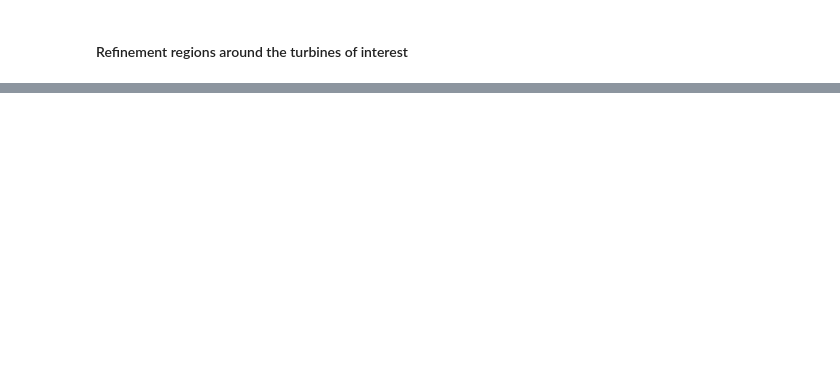
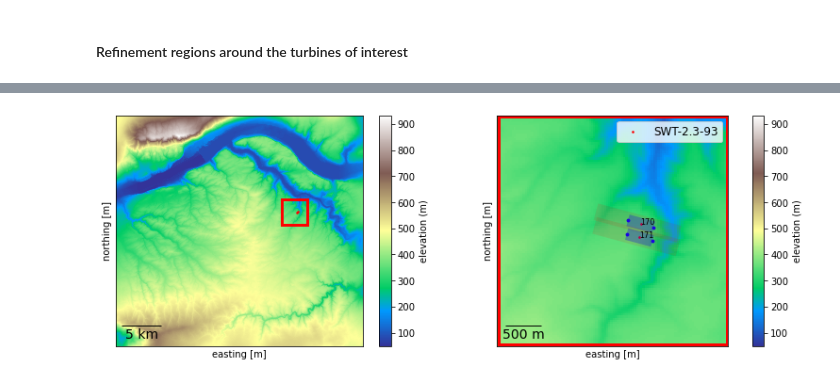
Before and after one commit to rthedin/utilities, a Jupyter notebook: uswtdb2samplingAndRefinementFiles.ipynb, the cells around one changed output, grey strips where cells are left out. Saved outputs shown, nothing was run; the diff lists cells and outputs as text; code cells hidden in the pictures; blank space fills up the shorter version.

```diff
--- a/uswtdb2samplingAndRefinementFiles.ipynb
+++ b/uswtdb2samplingAndRefinementFiles.ipynb
@@ -557 +669,77 @@ zoomTurbs = turbsOI.iloc[-4:-2].copy()
+# %%
+# figure for Matt for MMC report
+
+zoomTurbs = turbsOI.loc[(turbsOI['t']==170) | (turbsOI['t']==171)].copy()
+
+
+
+fig,axs = plt.subplots(ncols=2, figsize=(13,4.51))
+
+for ax in axs:
+    # Show terrain
+    cm = ax.pcolormesh(xxstl, yystl, zstl, shading='auto', cmap='terrain')#,vmin=vmin,vmax=vmax)
+    cb = fig.colorbar(cm,ax=ax, label='elevation (m)')
+
+    # Show all turbines of interest, separated by turbine model
+    for t_model in zoomTurbs['t_model'].unique():
+        marker = zoomTurbs.loc[zoomTurbs['t_model']==t_model].iloc[0]['plt_marker']
+        markercolor = zoomTurbs.loc[turbsOI['t_model']==t_model].iloc[0]['plt_markercolor']
+        xref = zoomTurbs.loc[zoomTurbs['t_model']==t_model]['xref']
+        yref = zoomTurbs.loc[zoomTurbs['t_model']==t_model]['yref']
+        sc = ax.scatter(xref, yref, c=markercolor, s=10, marker=marker, label=t_model)
+
+
+    ax.set_xlabel('easting [m]');  ax.set_ylabel('northing [m]');  ax.axis('scaled')
+    ax.set_xlim([min(zoomTurbs['xref'])-800,  max(zoomTurbs['xref'])+600])
+    ax.set_ylim([min(zoomTurbs['yref'])-250,  max(zoomTurbs['yref'])+250])
+
+    # 3x3 domain. 3200x3200 exactly to fit 640m grid
+    xmin=5600
+    xmax=8800
+    ymin=100
+    ymax=3300
+    domain3x3box = Rectangle((xmin,ymin), xmax-xmin, ymax-ymin, edgecolor='r', lw=3 , facecolor='none')
+    ax.add_patch(domain3x3box)
+
+
+# Loop over turbines to print additional information
+for i, (_, row) in enumerate(zoomTurbs.iterrows()):
+
+    # Show cylinder refinement
+    p0,p1,r = computeCylinderToCell(row, wdir)
+    axs[1].scatter(p0[0], p0[1], s=8, c='blue')
+    axs[1].scatter(p1[0], p1[1], s=8, c='blue')
+    p = Polygon(cylbbForPlotting(p0,p1,r,wdir), facecolor = 'blue', alpha=0.3)
+    axs[1].add_patch(p)
+
+    # Show rotatedBox refinement
+    o,ivec,jvec,kvec,vbb = computeRotatedBoxToCell(row,wdir)
+    p = Polygon(vbbForPlotting(vbb), facecolor = 'red', alpha=0.1)
+    axs[1].add_patch(p)
+
+    # Show shaded refinement area
+    #p = Polygon(vbbForPlotting(row['vbb']), facecolor = row['plt_shadingcolor'], alpha=0.3)#, label=row['t_model'] if i==0 else None)
+    #ax.add_patch(p)
+
+    # Show turbine number
+    axs[1].annotate(row['t'], (row['xref'], row['yref']), fontsize=8)
+
+
+plt.legend(loc='upper right', fontsize=12)
+
+addScalebar(axs[0], 5000, '5 km')
+addScalebar(axs[1], 500, '500 m')
+
+axs[0].set_xlim([xminCFD,xmaxCFD])
+axs[0].set_ylim([yminCFD, ymaxCFD])
+
+axs[1].set_xlim([xmin-20,  xmax+20])
+axs[1].set_ylim([ymin-20,  ymax+20])
+
+plt.show()
+
+
+fig.savefig('/scratch/rthedin/figForreadthedocs/wfip2_biglow_2turbines.png', bbox_inches='tight', dpi=150)
+# %% [output]
+[figure, added]
 # %%
```
Also changed, not shown: parts of 29 cells of this notebook, 5 other files.
